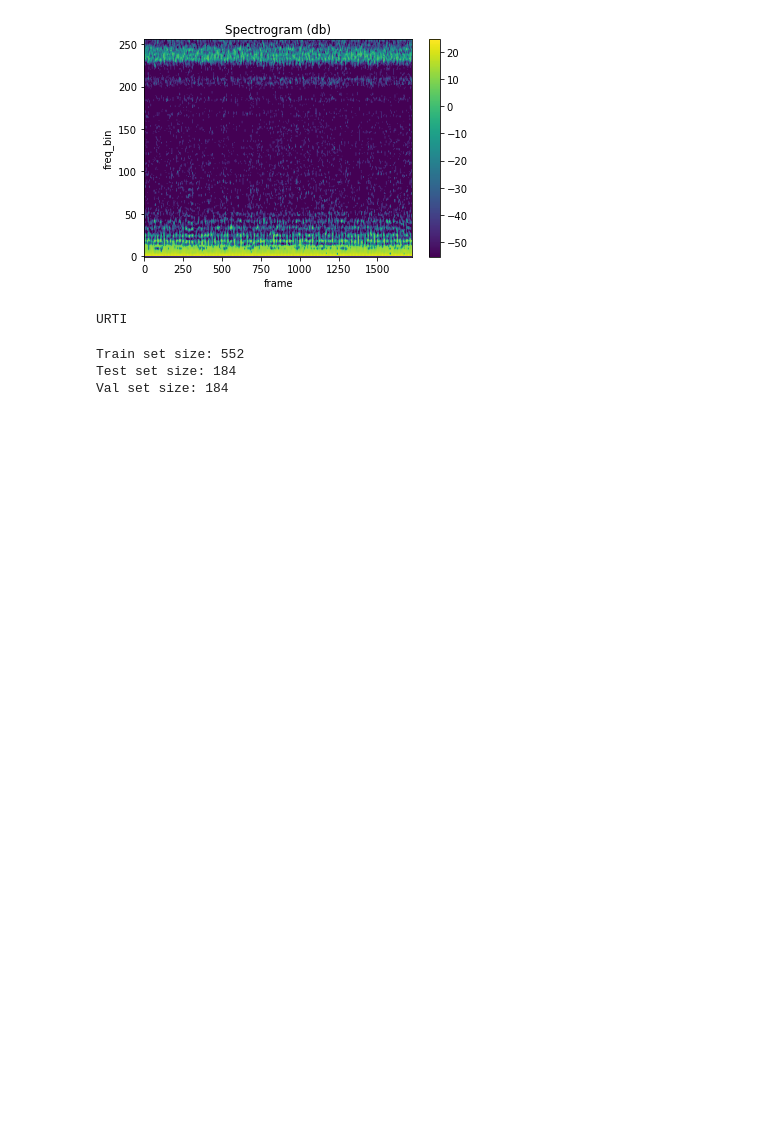
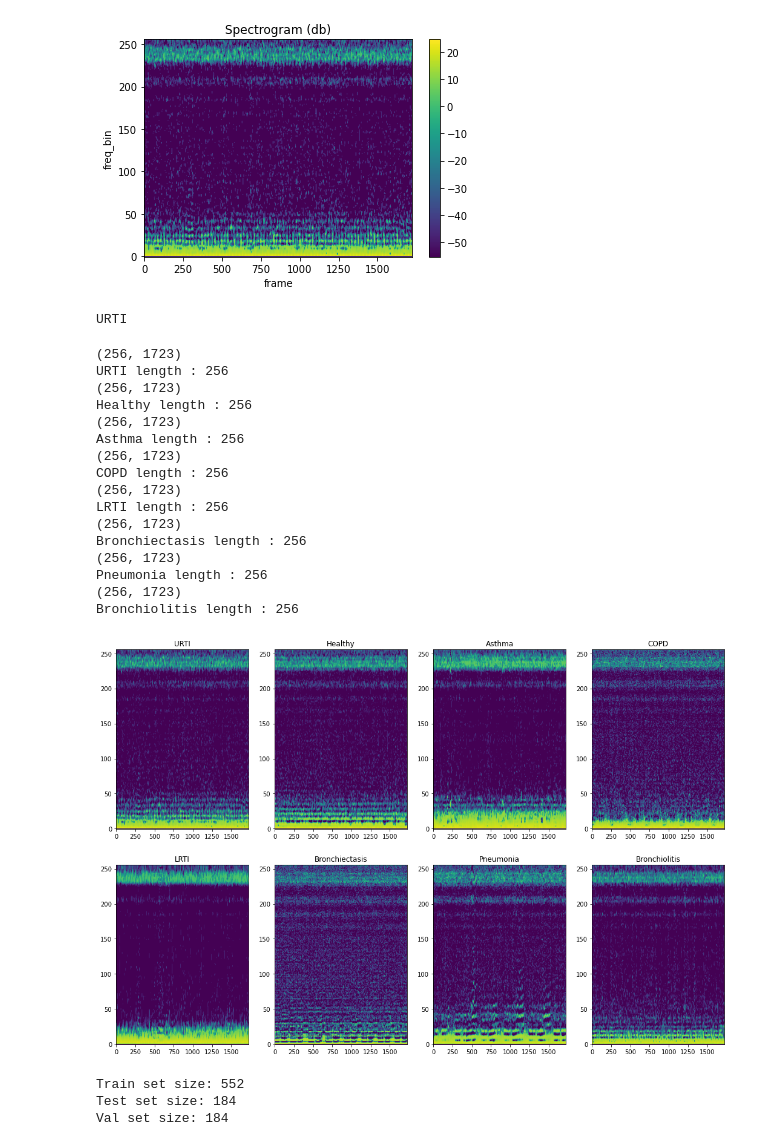
Before and after one commit to DilshanRakshitha/SmartStethoscope, a Jupyter notebook: Lung sound classification - CNN_STFT v1.0.ipynb, the cells around one changed output. Cells and saved outputs as stored; diff of their text form; code cells hidden in the pictures; blank space fills up the shorter version.

```diff
--- a/Lung sound classification - CNN_STFT v1.0.ipynb
+++ b/Lung sound classification - CNN_STFT v1.0.ipynb
@@ -201,6 +201,65 @@ URTI
 #     ax.set_title(lable)
 #     #figure.suptitle(lable)
 # plt.show()
+# %%
+sample_cases_for_tuning = ['101_1b1_Al_sc_Meditron','102_1b1_Ar_sc_Meditron','103_2b2_Ar_mc_LittC2SE','107_2b3_Al_mc_AKGC417L','108_1b1_Al_sc_Meditron','111_1b2_Tc_sc_Meditron','122_2b1_Tc_mc_LittC2SE','216_1b1_Al_sc_Meditron']
+rows = 2
+cols = 4
+n = rows * cols
+j=0
+r=0
+c=0
+#fig, axes = plt.subplots()
+figure, axes = plt.subplots(rows, cols, figsize=(18, 12))
+for i in sample_cases_for_tuning:
+    j = j + 1
+    lable = getLable(i)
+    WAVEFORM, SAMPLE_RATE = torchaudio.load(dataSetPath + '/audio_and_txt_files/'+ i +'.wav')
+
+    waveform = mfcc_transform(WAVEFORM).numpy()
+    print (waveform[0].shape)
+    num_channels, num_frames = waveform[0].shape
+    time_axis = torch.arange(0, num_frames) / SAMPLE_RATE
+    print (str(lable) + " length : " + str(len(waveform[0])))
+
+
+    ax = axes[r][c]
+    r = j // cols
+    c = j % cols
+
+    # ax.plot(time_axis, waveform[0], linewidth=1)
+    ax.imshow(librosa.power_to_db(waveform[0]), origin="lower", aspect="auto")
+    #axes.grid(True)
+    label = lable
+    ax.set_title(lable)
+    #figure.suptitle(lable)
+
+    # fig, axs = plt.subplots(1, 1)
+    # axs.set_title(title or "Spectrogram (db)")
+    # axs.set_ylabel(ylabel)
+    # axs.set_xlabel("frame")
+    # im = axs.imshow(librosa.power_to_db(specgram), origin="lower", aspect="auto")
+    # fig.colorbar(im, ax=axs)
+    # plt.show(block=False)
+plt.show()
+# %% [output]
+(256, 1723)
+URTI length : 256
+(256, 1723)
+Healthy length : 256
+(256, 1723)
+Asthma length : 256
+(256, 1723)
+COPD length : 256
+(256, 1723)
+LRTI length : 256
+(256, 1723)
+Bronchiectasis length : 256
+(256, 1723)
+Pneumonia length : 256
+(256, 1723)
+Bronchiolitis length : 256
+[figure, added]
 # %%
 class LungSoundDataSet(Dataset):
     def __init__(self,patient_data_labels, file_list):
```
Also changed, not shown: parts of 2 cells of this notebook.
